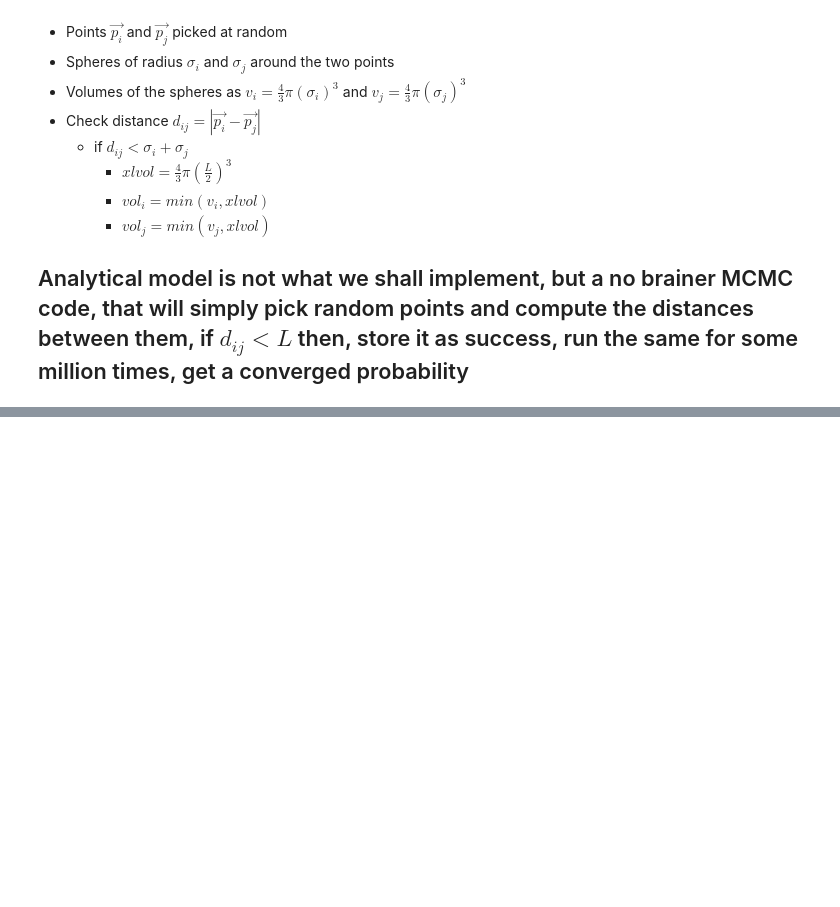
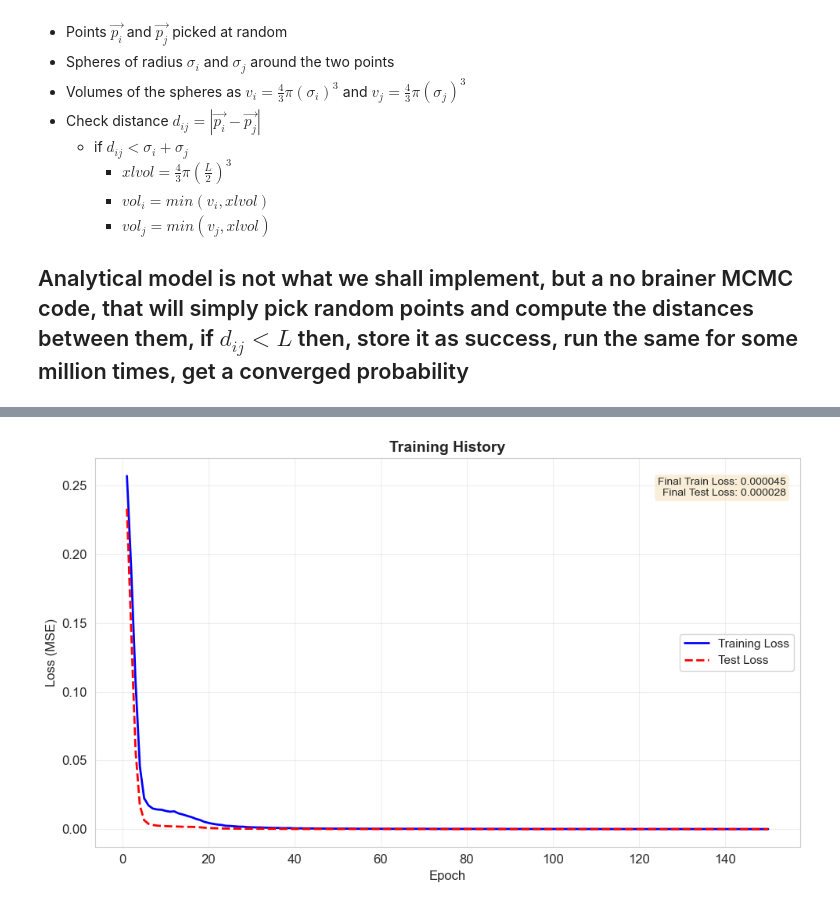
Before and after one commit to sreeganb/tri-center-xls, a Jupyter notebook: bayesian_trifunctional/nn_trifunctional.ipynb, the cells around one changed output, grey strips where cells are left out. Saved outputs shown, nothing was run; the diff lists cells and outputs as text; code cells hidden in the pictures; blank space fills up the shorter version.

```diff
--- a/bayesian_trifunctional/nn_trifunctional.ipynb
+++ b/bayesian_trifunctional/nn_trifunctional.ipynb
@@ -109,8 +109,8 @@ class CrosslinkProbabilityEstimator:
 
     def generate_configurations(self, num_configs,
                                position_range=(-50, 50),
-                               sigma_range=(1, 15),
-                               N_trials=100000,
+                               sigma_range=(1, 20),
+                               N_trials=50000,
                                verbose=True):
         '''
         Generate random configurations and compute crosslink probabilities.
@@ -354,7 +354,7 @@ if __name__ == "__main__":
     estimator = CrosslinkProbabilityEstimator(L=21.0)
 
     # Generate configurations
-    estimator.generate_configurations(num_configs=100, N_trials=100000)
+    estimator.generate_configurations(num_configs=500, N_trials=100000)
 
     # Save training data
     estimator.save_training_data(filename='surrogate_model_data', format='hdf5')
@@ -385,0 +1308,45 @@ Saved visualization to output_figures/configurations_visualization.pdf
+# %%
+# ===================================================================
+# PART 9: VISUALIZE TRAINING PROGRESS
+# ===================================================================
+
+def plot_training_history(train_losses, test_losses):
+    """
+    Plot training and test loss curves.
+
+    What to look for:
+    ----------------
+    - Both losses should decrease over time
+    - Training loss should be slightly lower than test loss
+    - If test loss >> training loss: Overfitting
+    - If both losses plateau: Model has converged
+    """
+    fig, ax = plt.subplots(figsize=(10, 6))
+
+    epochs = range(1, len(train_losses) + 1)
+
+    ax.plot(epochs, train_losses, 'b-', label='Training Loss', linewidth=2)
+    ax.plot(epochs, test_losses, 'r--', label='Test Loss', linewidth=2)
+
+    ax.set_xlabel('Epoch', fontsize=12)
+    ax.set_ylabel('Loss (MSE)', fontsize=12)
+    ax.set_title('Training History', fontsize=14, fontweight='bold')
+    ax.legend(fontsize=11)
+    ax.grid(True, alpha=0.3)
+
+    # Annotate final losses
+    final_train = train_losses[-1]
+    final_test = test_losses[-1]
+    ax.text(0.98, 0.95,
+            f'Final Train Loss: {final_train:.6f}\nFinal Test Loss: {final_test:.6f}',
+            transform=ax.transAxes, fontsize=10,
+            verticalalignment='top', horizontalalignment='right',
+            bbox=dict(boxstyle='round', facecolor='wheat', alpha=0.5))
+
+    plt.tight_layout()
+    return fig
+
+fig_history = plot_training_history(train_losses, test_losses)
+plt.show()
+# %% [output]
+[figure, added]
```
Also changed, not shown: parts of 15 cells of this notebook.
